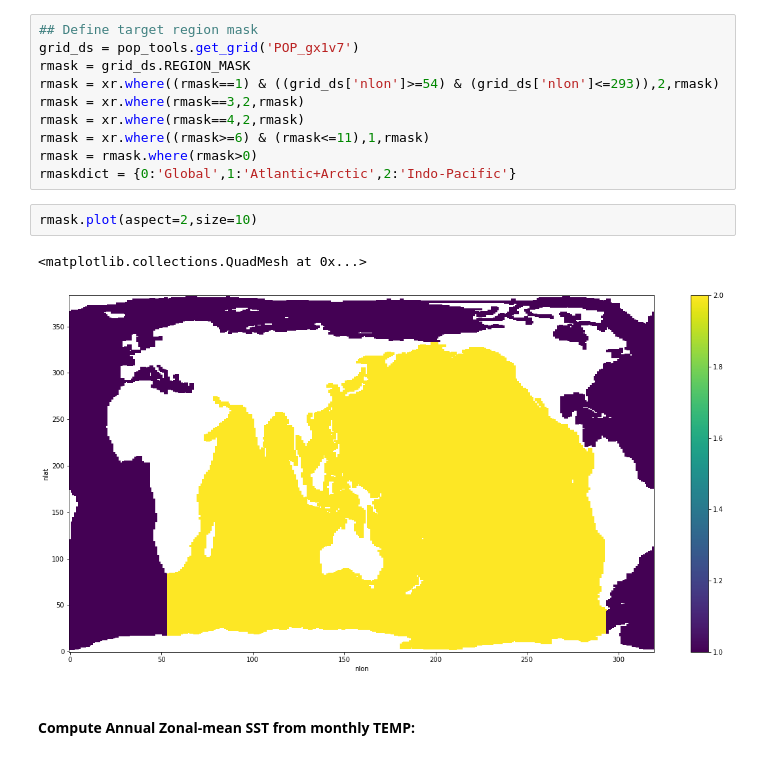
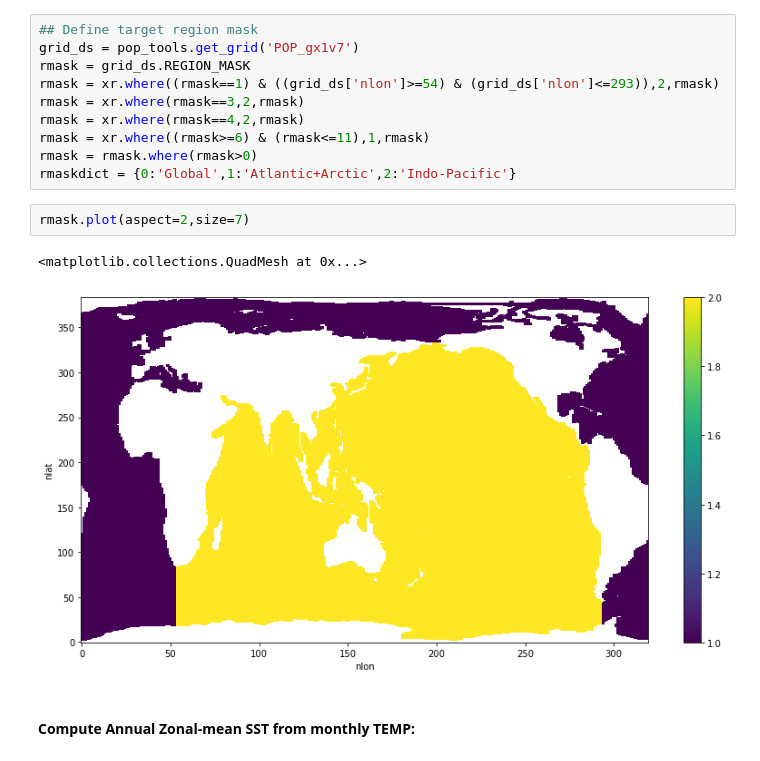
Before and after one commit to sgyeager/CESM2-LE-analysis, a Jupyter notebook: notebooks/CESM2LE_ICM_zmSST.ipynb, the cells around one changed output. Saved outputs shown, nothing was run; the diff lists cells and outputs as text.

```diff
--- a/notebooks/CESM2LE_ICM_zmSST.ipynb
+++ b/notebooks/CESM2LE_ICM_zmSST.ipynb
@@ -199,10 +222,10 @@ rmask = xr.where((rmask>=6) & (rmask<=11),1,rmask)
 rmask = rmask.where(rmask>0)
 rmaskdict = {0:'Global',1:'Atlantic+Arctic',2:'Indo-Pacific'}
 # %%
-rmask.plot(aspect=2,size=10)
+rmask.plot(aspect=2,size=7)
 # %% [output]
 <matplotlib.collections.QuadMesh at 0x...>
-[figure, old version]
+[figure, new version]
 # %% [markdown]
 #### Compute Annual Zonal-mean SST from monthly TEMP:
 # %%
```
Also changed, not shown: parts of 43 cells of this notebook, 5 other files.
